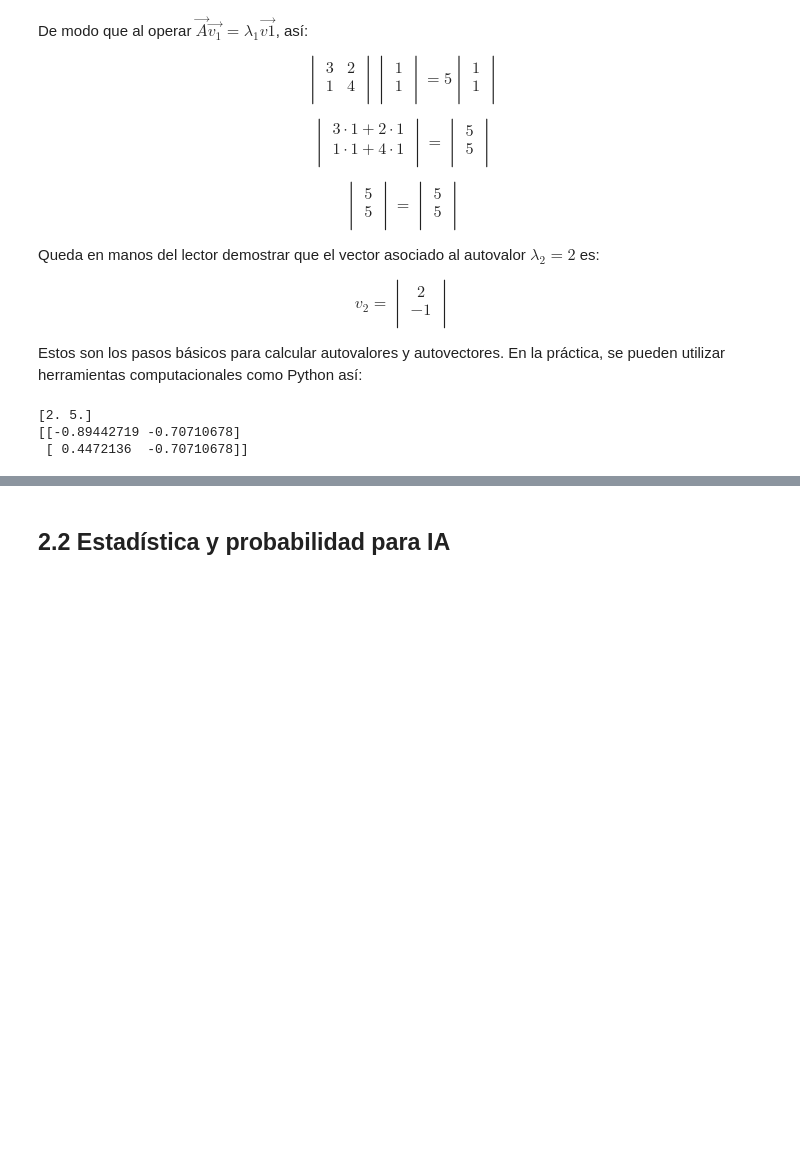
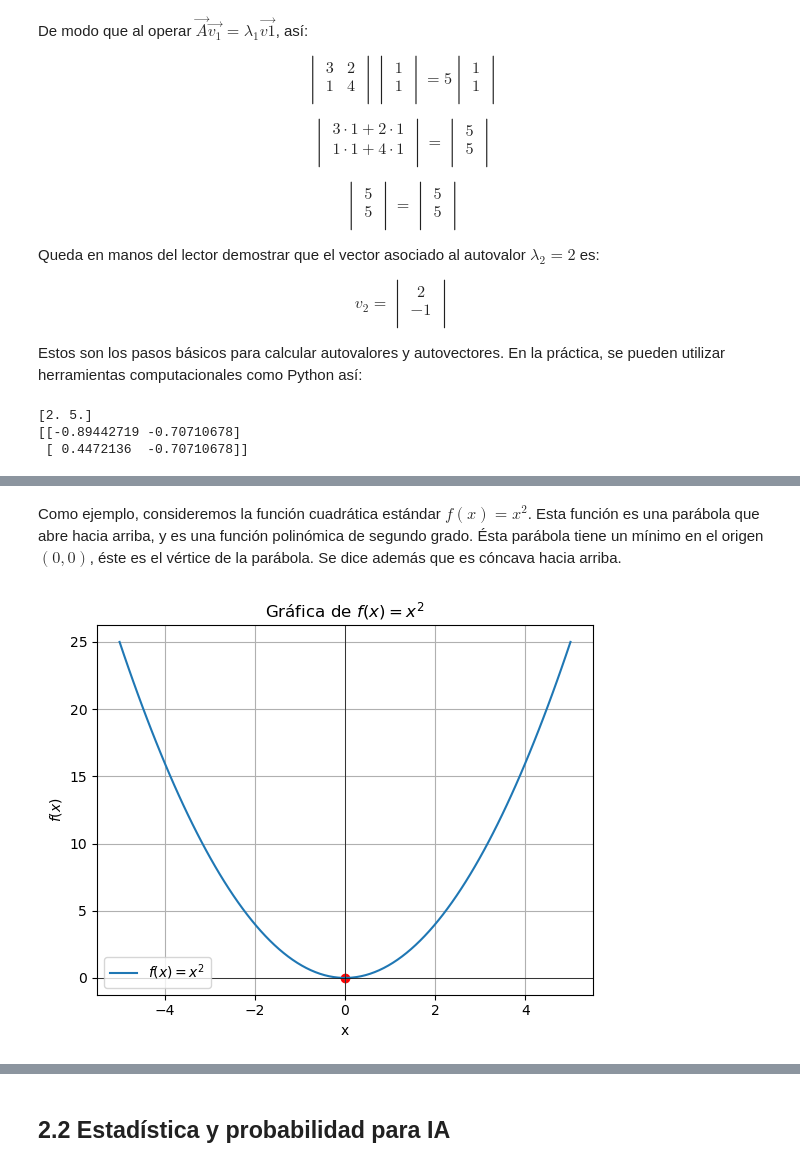
Before and after one commit to jsuarez314/DLPythonFUA_school, a Jupyter notebook: MÓDULO 2 - Matemáticas para IA.ipynb, the cells around one changed output, grey strips where cells are left out. Cells and saved outputs as stored; diff of their text form; code cells hidden in the pictures; blank space fills up the shorter version.

```diff
--- a/MÓDULO 2 - Matemáticas para IA.ipynb
+++ b/MÓDULO 2 - Matemáticas para IA.ipynb
@@ -682,0 +664,30 @@ Comprender estos conceptos de cálculo proporciona una base sólida para abordar
+# %% [markdown]
+Como ejemplo, consideremos la función cuadrática estándar $f(x)=x^2$. Esta función es una parábola que abre hacia arriba, y es una función polinómica de segundo grado. Ésta parábola tiene un mínimo en el origen $(0,0)$, éste es el vértice de la parábola. Se dice además que es cóncava hacia arriba.
+# %%
+# Definir la función cuadrática
+def cuadratica(x):
+    return x**2
+
+# Generar datos para la gráfica
+x_vals = np.linspace(-5, 5, 100)  # Valores de x desde -5 hasta 5
+y_vals = cuadratica(x_vals)
+
+# Crear la gráfica
+pl.plot(x_vals, y_vals, label='$f(x) = x^2$')  # Etiqueta en formato LaTeX
+pl.title('Gráfica de $f(x) = x^2$')
+pl.xlabel('x')
+pl.ylabel('$f(x)$')
+
+# Resaltar puntos clave
+pl.scatter(0, 0, color='red', marker='o')  # Mínimo en el origen
+pl.axhline(0, color='black',linewidth=0.5)
+pl.axvline(0, color='black',linewidth=0.5)
+
+# Mostrar la leyenda
+pl.legend()
+
+# Mostrar la gráfica
+pl.grid(True)
+pl.show()
+# %% [output]
+[figure, added]
```
Also changed, not shown: parts of 43 cells of this notebook.
